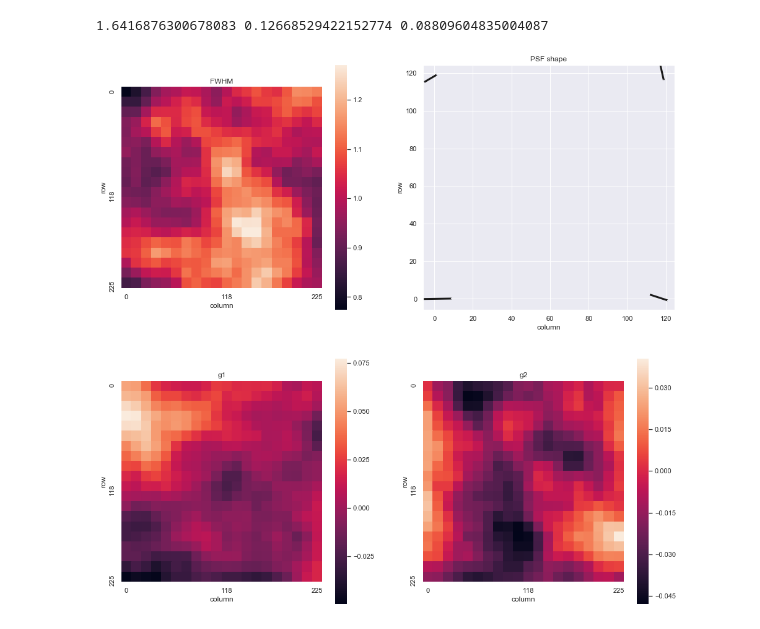
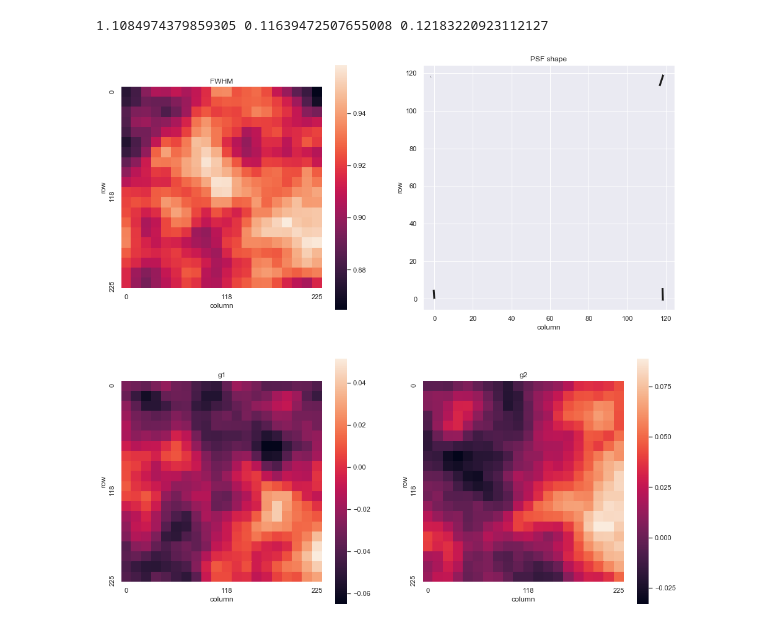
Before and after one commit to beckermr/metadetect-sims, a Jupyter notebook: plots_and_notebooks/plot_ps_psf.ipynb, the cells around one changed output. Drawn from its saved outputs; the diff is of its cells as text; code cells hidden in the pictures.

```diff
--- a/plots_and_notebooks/plot_ps_psf.ipynb
+++ b/plots_and_notebooks/plot_ps_psf.ipynb
@@ -61,7 +61,7 @@ psfs = [
     for i in range(30)]
 # %%
 n = 20
-func = lambda x,y: psfs[1].getPSF(galsim.PositionD(x=x, y=y))
+func = lambda x,y: psfs[0].getPSF(galsim.PositionD(x=x, y=y))
 
 fwhm, g1, g2 = _get_psf_variation(func, n=n)
 
@@ -77,5 +77,5 @@ print(fwhm.max()/fwhm.min(), g1.max() - g1.min(), g2.max() - g2.min())
-1.6416876300678083 0.12668529422152774 0.08809604835004087
+1.1084974379859305 0.11639472507655008 0.12183220923112127
-[figure, old version]
+[figure, new version]
 # %%
 func = lambda x,y: psfs[1].getPSF(galsim.PositionD(x=x, y=y))
 
```
Also changed, not shown: parts of 3 cells of this notebook.
